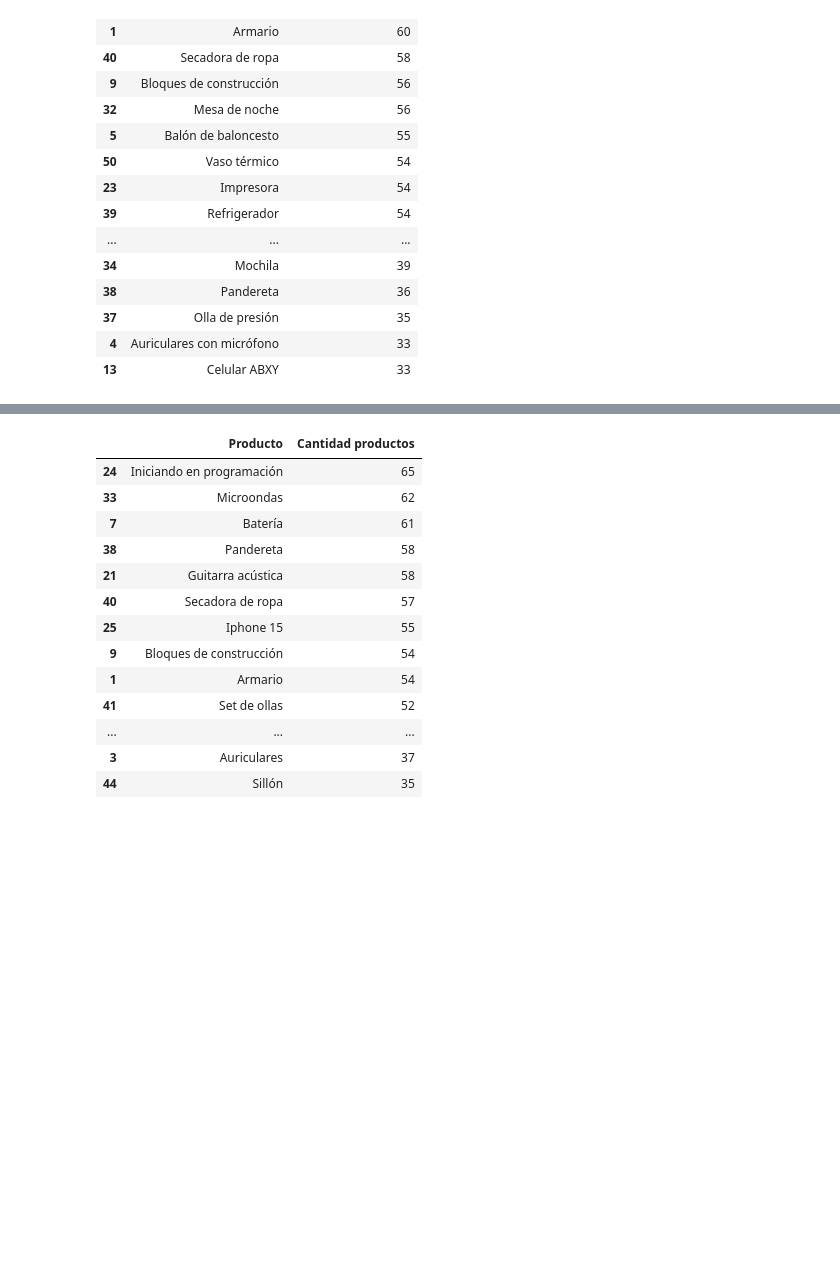
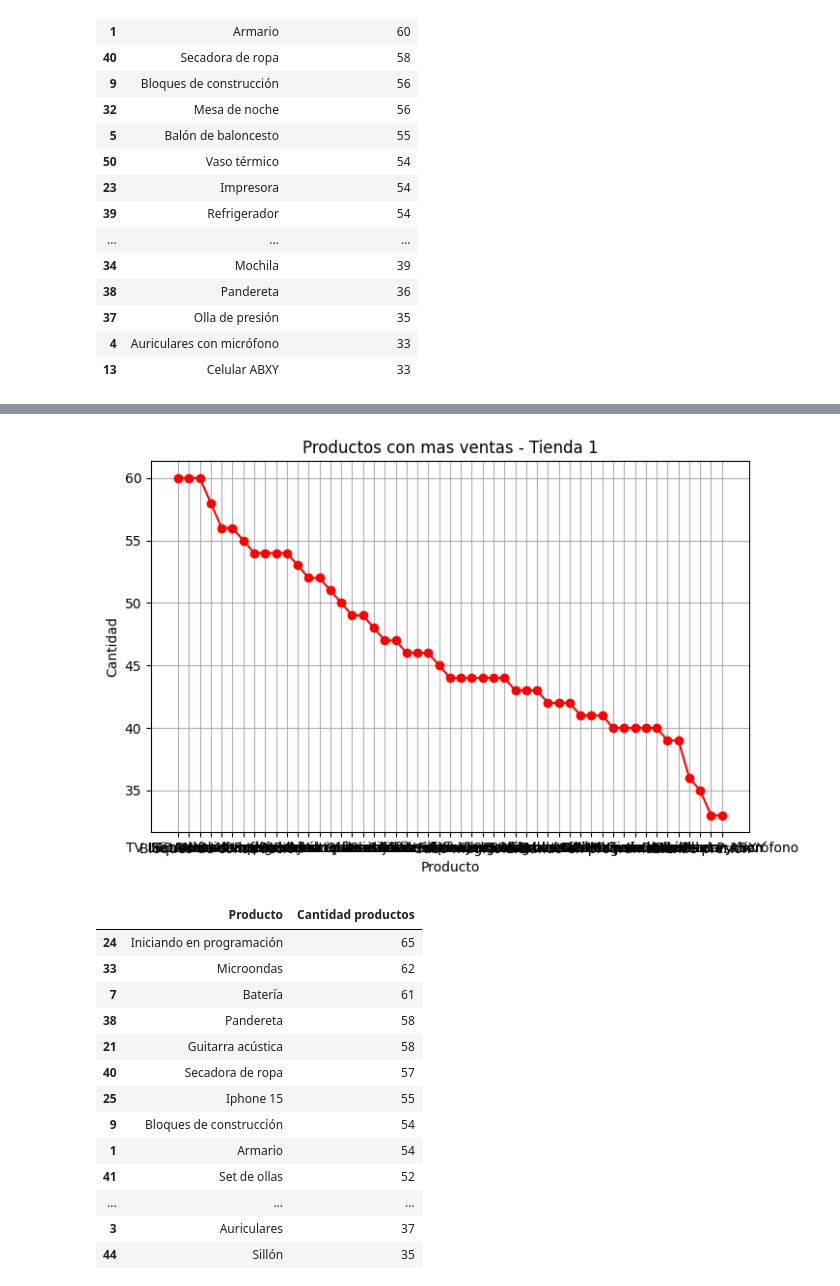
Before and after one commit to RamsesSosa04/Alura_Store_Latam, a Jupyter notebook: AluraStoreLatam.ipynb, the cells around one changed output, grey strips where cells are left out. Cells and saved outputs as stored; diff of their text form; code cells hidden in the pictures; blank space fills up the shorter version.

```diff
--- a/AluraStoreLatam.ipynb
+++ b/AluraStoreLatam.ipynb
@@ -293,2 +304,12 @@ productos_ordenados
+# %%
+plt.figure(figsize=(8, 5))
+plt.plot(productos_mas_vendidos, cantidades, marker='o', linestyle='-', color='red')
+plt.title('Productos con mas ventas - Tienda 1')
+plt.xlabel('Producto')
+plt.ylabel('Cantidad')
+plt.grid(True)
+plt.show()
+# %% [output]
+[figure, added]
 # %%
 cantidad_productos_vendidos = tienda2.groupby('Producto').size().reset_index(name='Cantidad productos')
```
Also changed, not shown: parts of 8 cells of this notebook.
